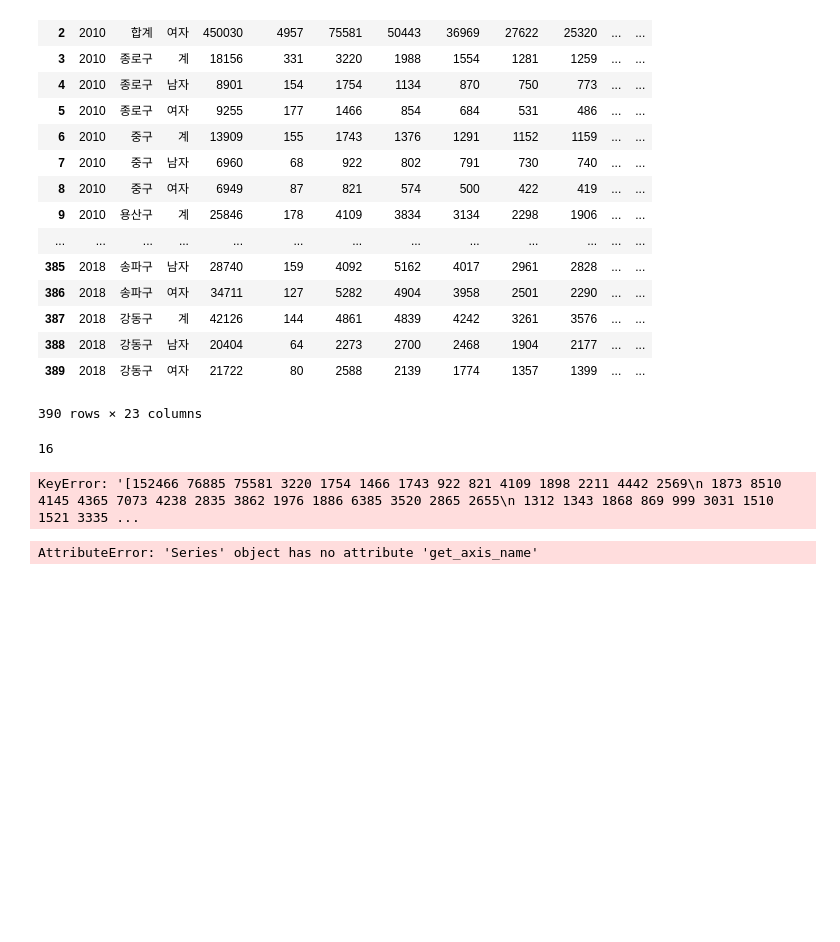
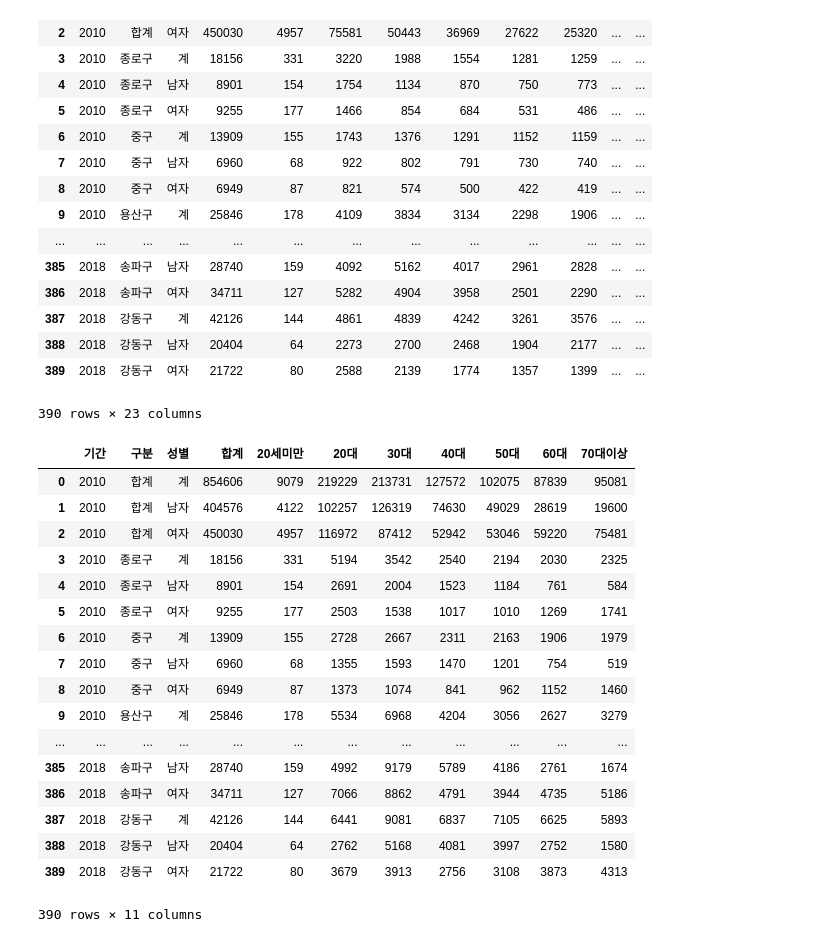
Before and after one commit to Kohayoung/shelter_dog, a Jupyter notebook: 1211_표 병합_beom.ipynb, the cells around one changed output. Drawn from its saved outputs; the diff is of its cells as text; code cells hidden in the pictures; blank space fills up the shorter version.

```diff
--- a/1211_표 병합_beom.ipynb
+++ b/1211_표 병합_beom.ipynb
@@ -500,21 +507,29 @@ df05
 # %%
 #이제 합친 데이타가 있으니 필요없는 컬럼 삭제
 #for i in
 #df05.drop(['25~29세':'80~84세'], axis='columns', inplace=True)
 #df05
 
-#특정 컬럼의 index 번호 가져오기
-target_idx = list(df05.columns).index('80~84세')
-print(target_idx)
-#index 번호의 컬럼 가져오기
-#df05.iloc[:, 5]
-df05.drop(df05.iloc[:,5], axis='columns', inplace=True)
+df05.drop(list(df05.columns)[5:17], axis='columns', inplace=True)
+df05
 #for i in range(5:target_idx):
 #    df05.drop(['25~29세':'80~84세'], axis='columns', inplace=True)
 # %% [output]
+|  | 기간 | 구분 | 성별 | 합계 | 20세미만 | 20대 | 30대 | 40대 | 50대 | 60대 | 70대이상 |
+| 0 | 2010 | 합계 | 계 | 854606 | 9079 | 219229 | 213731 | 127572 | 102075 | 87839 | 95081 |
+| 1 | 2010 | 합계 | 남자 | 404576 | 4122 | 102257 | 126319 | 74630 | 49029 | 28619 | 19600 |
+| 2 | 2010 | 합계 | 여자 | 450030 | 4957 | 116972 | 87412 | 52942 | 53046 | 59220 | 75481 |
+| 3 | 2010 | 종로구 | 계 | 18156 | 331 | 5194 | 3542 | 2540 | 2194 | 2030 | 2325 |
+| 4 | 2010 | 종로구 | 남자 | 8901 | 154 | 2691 | 2004 | 1523 | 1184 | 761 | 584 |
+| 5 | 2010 | 종로구 | 여자 | 9255 | 177 | 2503 | 1538 | 1017 | 1010 | 1269 | 1741 |
+| 6 | 2010 | 중구 | 계 | 13909 | 155 | 2728 | 2667 | 2311 | 2163 | 1906 | 1979 |
+| 7 | 2010 | 중구 | 남자 | 6960 | 68 | 1355 | 1593 | 1470 | 1201 | 754 | 519 |
+| 8 | 2010 | 중구 | 여자 | 6949 | 87 | 1373 | 1074 | 841 | 962 | 1152 | 1460 |
+| 9 | 2010 | 용산구 | 계 | 25846 | 178 | 5534 | 6968 | 4204 | 3056 | 2627 | 3279 |
+| ... | ... | ... | ... | ... | ... | ... | ... | ... | ... | ... | ... |
+| 385 | 2018 | 송파구 | 남자 | 28740 | 159 | 4992 | 9179 | 5789 | 4186 | 2761 | 1674 |
+| 386 | 2018 | 송파구 | 여자 | 34711 | 127 | 7066 | 8862 | 4791 | 3944 | 4735 | 5186 |
+| 387 | 2018 | 강동구 | 계 | 42126 | 144 | 6441 | 9081 | 6837 | 7105 | 6625 | 5893 |
+| 388 | 2018 | 강동구 | 남자 | 20404 | 64 | 2762 | 5168 | 4081 | 3997 | 2752 | 1580 |
+| 389 | 2018 | 강동구 | 여자 | 21722 | 80 | 3679 | 3913 | 2756 | 3108 | 3873 | 4313 |
-16
+390 rows × 11 columns
-KeyError: '[152466 76885 75581 3220 1754 1466 1743 922 821 4109 1898 2211 4442 2569\n 1873 8510 4145 4365 7073 4238 2835 3862 1976 1886 6385 3520 2865 2655\n 1312 1343 1868 869 999 3031 1510 1521 3335 ...
-# %%
-df05.iloc[:, 5].get_axis_name
-# %% [output]
-AttributeError: 'Series' object has no attribute 'get_axis_name'
```
Also changed, not shown: parts of 6 cells of this notebook, 3 other files.
